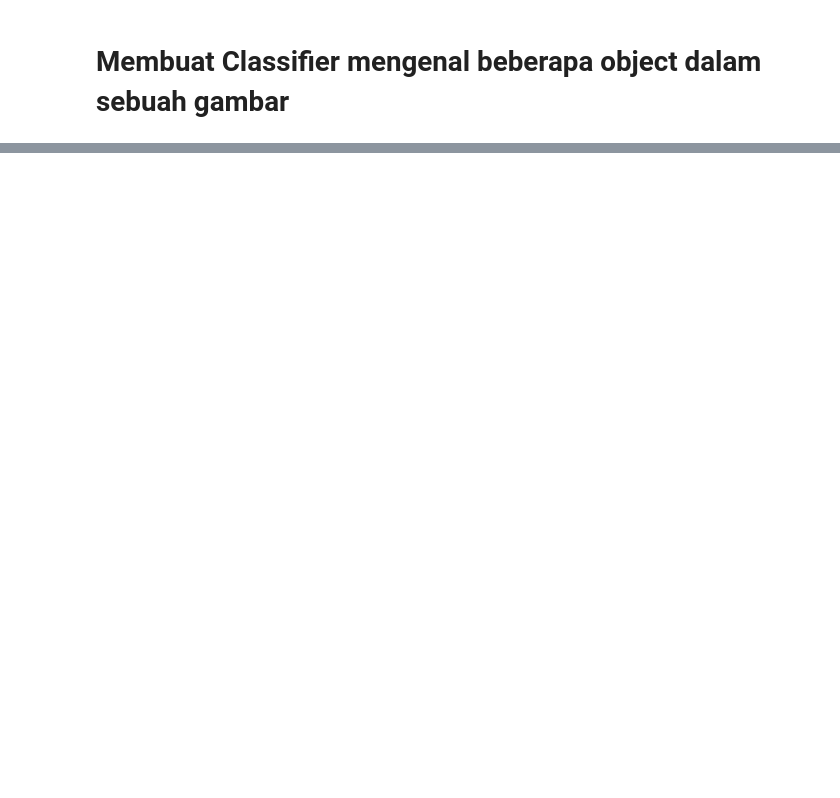
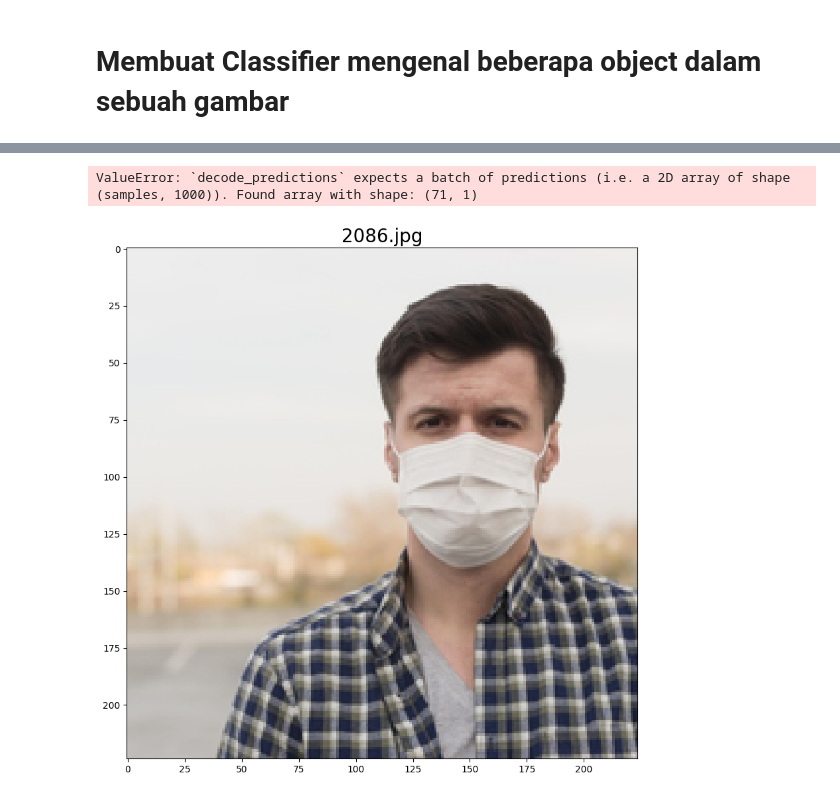
Before and after one commit to IsRylo/ML_UAS, a Jupyter notebook: CNN.ipynb, the cells around one changed output, grey strips where cells are left out. Cells and saved outputs as stored; diff of their text form; code cells hidden in the pictures; blank space fills up the shorter version.

```diff
--- a/CNN.ipynb
+++ b/CNN.ipynb
@@ -443,3 +501,14 @@ Helper Function
+# %%
+ap = argparse.ArgumentParser()
+ap.add_argument("-i", "--image", default = "./images/2086.jpg", #required=False,
+    help="path to the input image")
+ap.add_argument("-s", "--size", type=str, default="(200, 150)",
+    help="ROI size (in pixels)")
+ap.add_argument("-c", "--min-conf", type=float, default=0.7,
+    help="minimum probability to filter weak detections")
+ap.add_argument("-v", "--visualize", type=int, default=1,
+    help="whether or not to show extra visualizations for debugging")
+args = vars(ap.parse_args([]))
 # %%
 def sliding_window(image, step, ws):
     #slide a window of ws size over the image
@@ -477,0 +638,30 @@ orig = imutils.resize(orig, width = WIDTH)
+# %%
+preds = tf.keras.applications.mobilenet_v2.decode_predictions(my_preds, top=1)
+preds[30:35]
+# %% [output]
+ValueError: `decode_predictions` expects a batch of predictions (i.e. a 2D array of shape (samples, 1000)). Found array with shape: (71, 1)
+# %%
+# Function to Display Image
+def display_image(image,file):
+    fig = plt.figure(figsize=(15, 10))
+    plt.grid(False)
+    plt.imshow(image)
+    plt.title(file, fontsize=20)
+
+
+# Function to Resize Image
+def resize_image(img, new_width=300, new_height=300,display=False):
+    img_path = os.path.join(random_images,img)
+    pil_image = Image.open(img_path)
+    pil_image = ImageOps.fit(pil_image, (new_width, new_height), Image.ANTIALIAS)
+    pil_image_rgb = pil_image.convert("RGB")
+    if display:
+        display_image(pil_image, img)
+# %%
+#  Random Images Directory Path
+random_images = './images/'
+# %%
+# Applying the Function
+resize_image(random.choice(os.listdir(random_images)),224,224,True)
+# %% [output]
+[figure, added]
```
Also changed, not shown: parts of 32 cells of this notebook, 2 other files.
